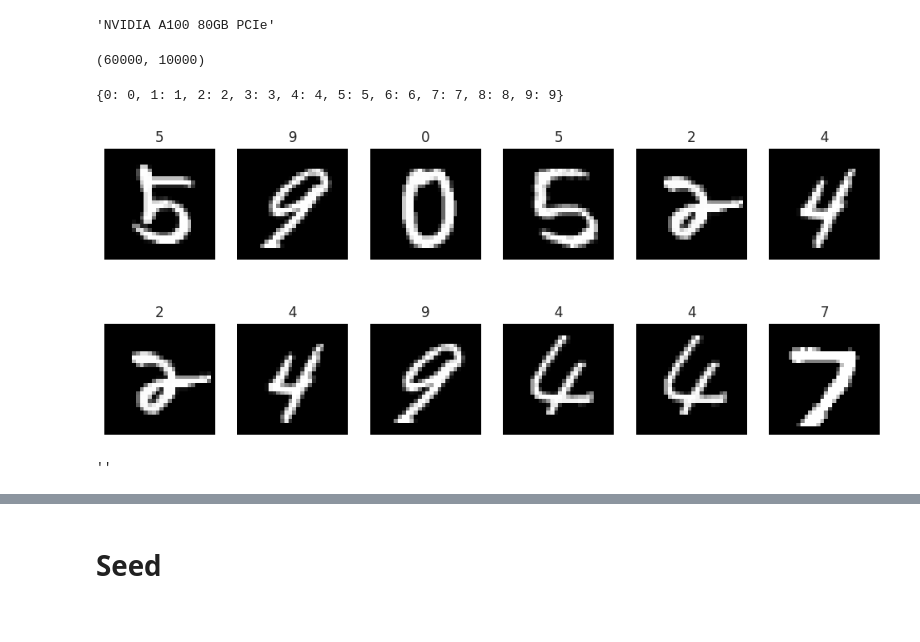
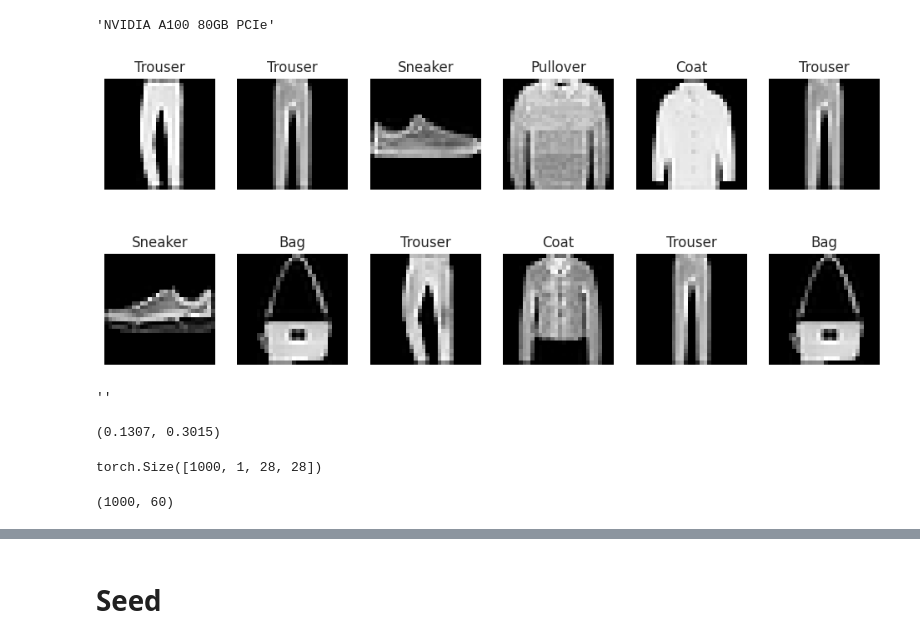
Before and after one commit to ahmadhatahet/runtime-monitoring, a Jupyter notebook: experiments/test-other-dataset.ipynb, the cells around one changed output, grey strips where cells are left out. Cells and saved outputs as stored; diff of their text form; code cells hidden in the pictures.

Commit message:
test fashion mnist on mnist data

```diff
--- a/experiments/test-other-dataset.ipynb
+++ b/experiments/test-other-dataset.ipynb
@@ -3,16 +3,16 @@
 # %% [markdown]
 MNIST, FashionMNIST, GTSRB, Cifar10
 # %%
-DATASET = 'FashionMNIST'
-POSTFIX = 'Adam-32-30'
+DATASET = 'MNIST'
+POSTFIX = 'SGD-32-60'
 FILENAME_POSTFIX = f'{DATASET}_{POSTFIX}'
 SEED = 42
 CUDA = 0
 LHL = int(POSTFIX.split('-')[-1])
 GPU_NAME = f'cuda:{CUDA}'
 # %%
-TEST_DATASET = 'MNIST'
-TEST_POSTFIX = 'Adam-32-30'
+TEST_DATASET = 'FashionMNIST'
+TEST_POSTFIX = 'AdamW-64-60'
 TEST_FILENAME_POSTFIX = f'{TEST_DATASET}_{TEST_POSTFIX}'
 # %%
 import os
@@ -105,14 +107,7 @@ torch.cuda.get_device_name(device)
 # %% [output]
 'NVIDIA A100 80GB PCIe'
 # %%
-feature_names = get_labels(TEST_DATASET)
+feature_names_test = get_labels(TEST_DATASET)
 
-train_data = get_dataset(TEST_DATASET, test_path_data, train=True, transform=transformer['train'])
-test_data = get_dataset(TEST_DATASET, test_path_data, train=False, transform=transformer['test'])
-len(train_data), len(test_data)
+# train_data = get_dataset(TEST_DATASET, test_path_data, train=True, transform=transformer['train'])
+test_data = get_dataset(TEST_DATASET, test_path_data, train=False)
-# %% [output]
-(60000, 10000)
-# %%
-feature_names
-# %% [output]
-{0: 0, 1: 1, 2: 2, 3: 3, 4: 4, 5: 5, 6: 6, 7: 7, 8: 8, 9: 9}
@@ -122,7 +121,7 @@ testloader = get_dataLoader(test_data, model_config['batch_size'], False)
 # %%
-show_images_loader(trainloader, feature_names=feature_names)
+show_images_loader(testloader, feature_names=feature_names_test)
 # %% [output]
-[figure, old version]
+[figure, new version]
 # %%
 # torch 2.0 compile and parallel data training
 model_setup['last_hidden_neurons'] = LHL
@@ -142,0 +140,5 @@ assert (len(trainloader) * model_config['batch_size']) == len(train_data)
+# %%
+mean_, std_ = transformer['test'].transforms[1].mean, transformer['test'].transforms[1].std
+mean_, std_
+# %% [output]
+(0.1307, 0.3015)
@@ -143 +147,12 @@ assert (len(trainloader) * model_config['batch_size']) == len(train_data)
+# %%
+x.shape
+# %% [output]
+torch.Size([1000, 1, 28, 28])
+# %%
+logits, _ = model.output_last_layer(x.to(device))
+logits = logits.cpu().numpy()
+logits = pd.DataFrame(logits, columns=[f'x{i}' for i in range(logits.shape[1])])
+logits.shape
+# %% [output]
+(1000, 60)
 # %%
```
Also changed, not shown: parts of 22 cells of this notebook.
